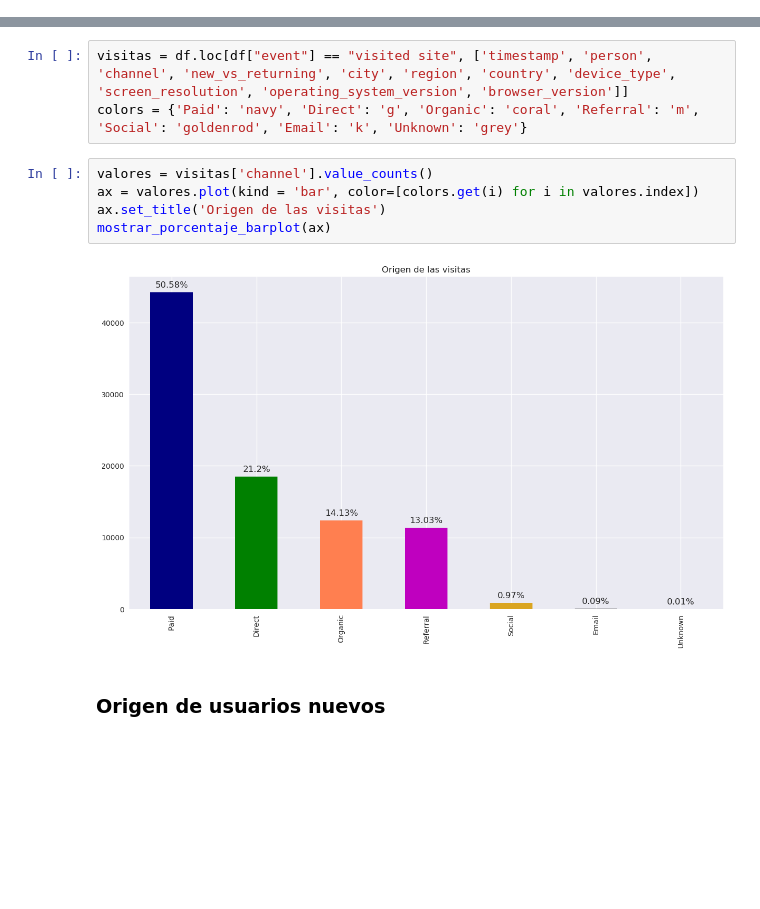
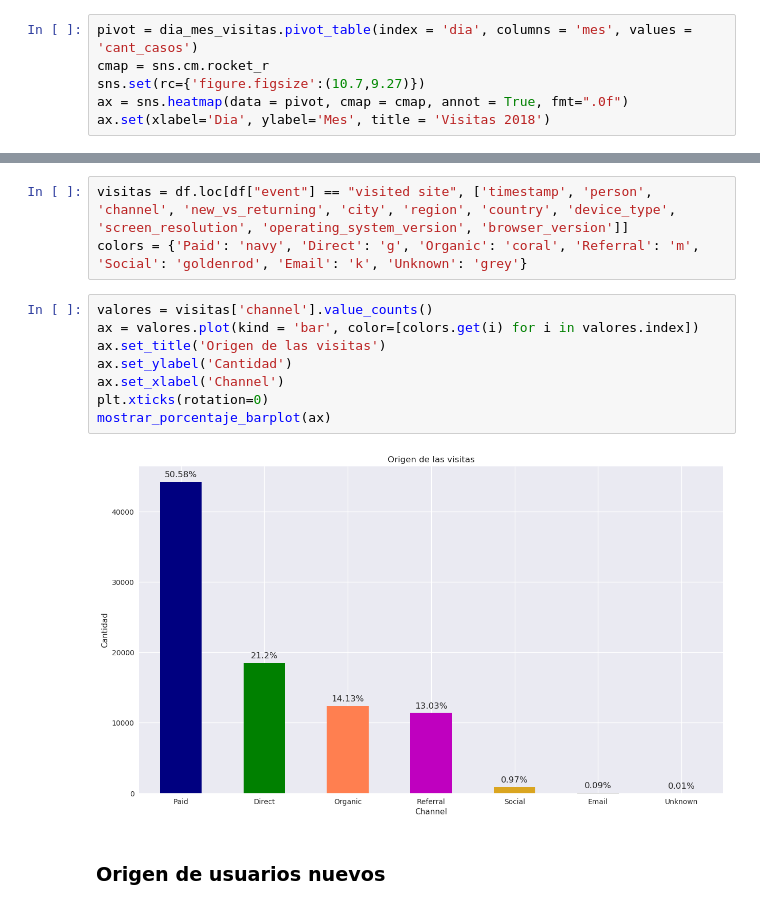
Before and after one commit to AlejandroKler/Datos-TP1, a Jupyter notebook: Analisis-Exploratorio.ipynb, the cells around one changed output, grey strips where cells are left out. Drawn from its saved outputs; the diff is of its cells as text; blank space fills up the shorter version.

```diff
--- a/Analisis-Exploratorio.ipynb
+++ b/Analisis-Exploratorio.ipynb
@@ -417,2 +443,8 @@ ax.set(xlabel='Hora', ylabel='Dia de la semana', title = 'Visitas segun hora del
 # %% [markdown]
 Durante el fin de semana la cantidad de visitas es menor, mientras que la mayoria de las visitas se realizan entre las 12 y las 2
+# %%
+pivot = dia_mes_visitas.pivot_table(index = 'dia', columns = 'mes', values = 'cant_casos')
+cmap = sns.cm.rocket_r
+sns.set(rc={'figure.figsize':(10.7,9.27)})
+ax = sns.heatmap(data = pivot, cmap = cmap, annot = True, fmt=".0f")
+ax.set(xlabel='Dia', ylabel='Mes', title = 'Visitas 2018')
@@ -424,10 +461,13 @@ colors = {'Paid': 'navy', 'Direct': 'g', 'Organic': 'coral', 'Referral': 'm', 'S
 # %%
 valores = visitas['channel'].value_counts()
 ax = valores.plot(kind = 'bar', color=[colors.get(i) for i in valores.index])
 ax.set_title('Origen de las visitas')
+ax.set_ylabel('Cantidad')
+ax.set_xlabel('Channel')
+plt.xticks(rotation=0)
 mostrar_porcentaje_barplot(ax)
 # %% [output]
-[figure, old version]
+[figure, new version]
 # %% [markdown]
 ### Origen de usuarios nuevos
 # %%
```
Also changed, not shown: parts of 28 cells of this notebook.
